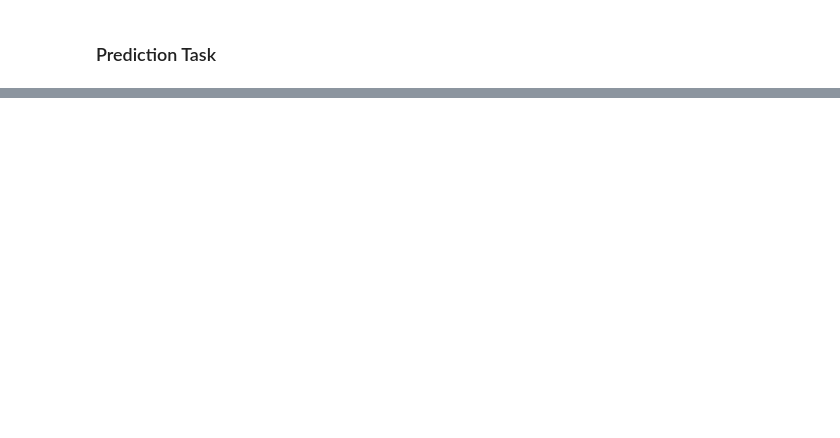
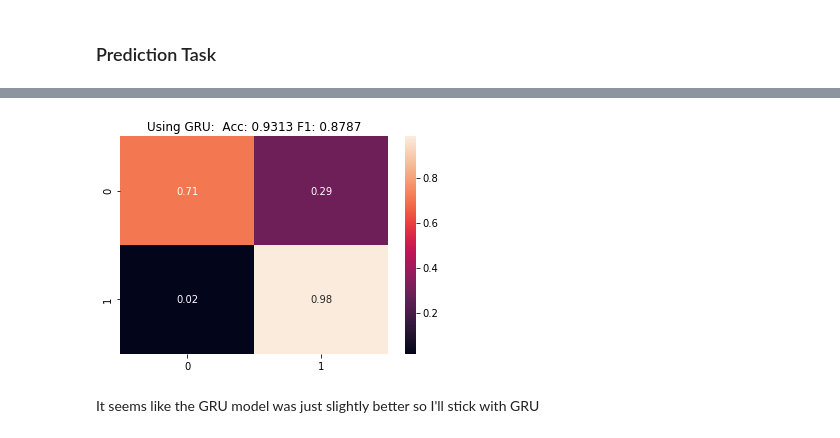
Before and after one commit to Nchaos/RNNs, a Jupyter notebook: notebooks/NC_Lab7.ipynb, the cells around one changed output, grey strips where cells are left out. Drawn from its saved outputs; the diff is of its cells as text; code cells hidden in the pictures; blank space fills up the shorter version.

```diff
--- a/notebooks/NC_Lab7.ipynb
+++ b/notebooks/NC_Lab7.ipynb
@@ -79,0 +371,11 @@ warnings.filterwarnings('ignore')
+# %%
+# GRU Model
+
+rnn2 = Sequential()
+rnn2.add(embedding_layer)
+rnn2.add(GRU(100,dropout=0.2, recurrent_dropout=0.2))
+rnn2.add(Dense(2, activation='sigmoid'))
+rnn2.compile(loss='categorical_crossentropy',
+              optimizer='rmsprop',
+              metrics=['accuracy', f1])
+print(rnn2.summary())
@@ -79,0 +397,5 @@ warnings.filterwarnings('ignore')
+# %%
+history_rnn_gru = rnn2.fit(X_train, y_train_ohe,
+                           validation_data=(X_test, y_test_ohe),
+                           epochs=3,
+                           batch_size=64)
@@ -79,0 +427,6 @@ warnings.filterwarnings('ignore')
+# %%
+confusion_rnn(rnn2, X_test, y_test, 'GRU')
+# %% [output]
+[figure, added]
+# %% [markdown]
+It seems like the GRU model was just slightly better so I'll stick with GRU
```
Also changed, not shown: parts of 53 cells of this notebook, 1 other file.
